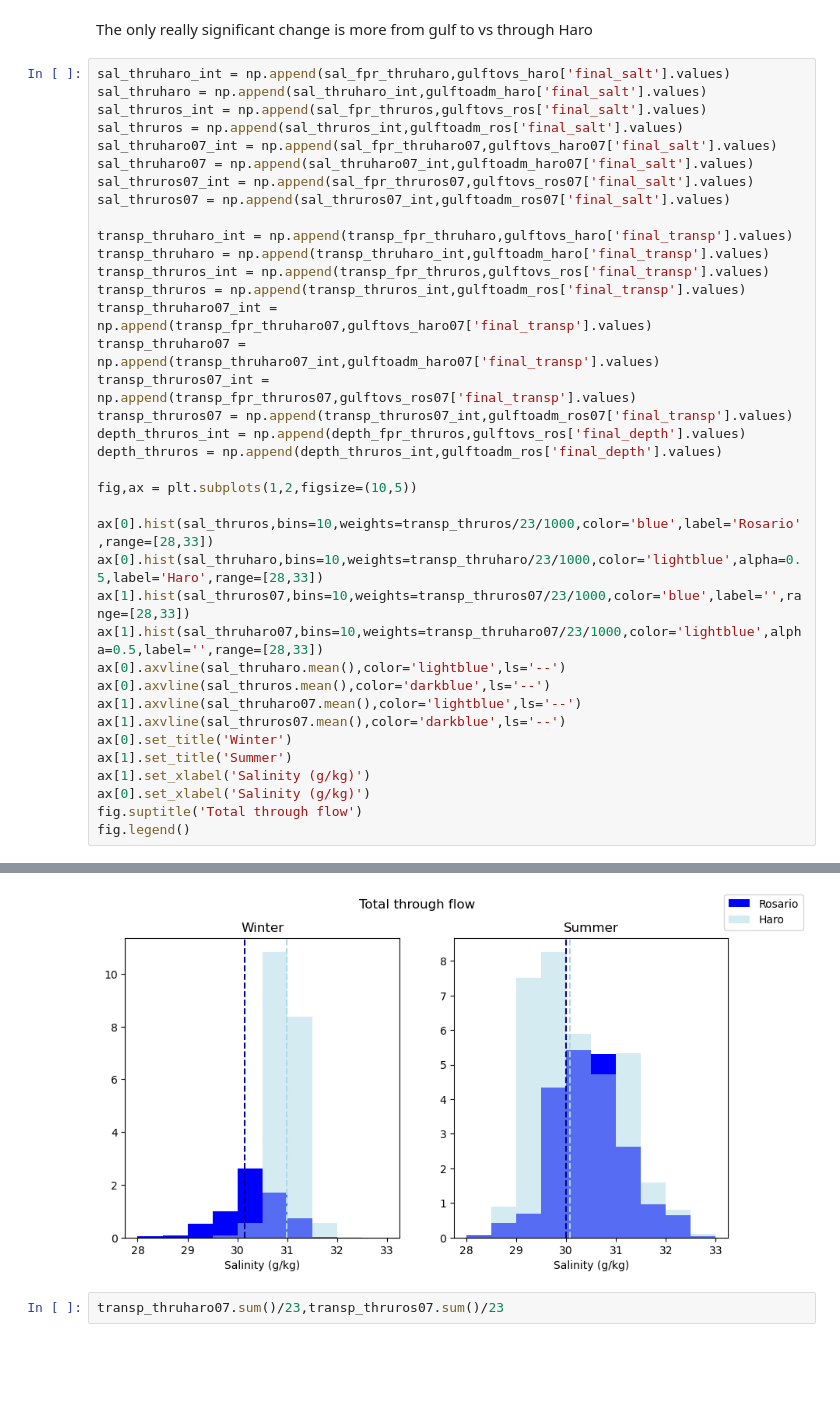
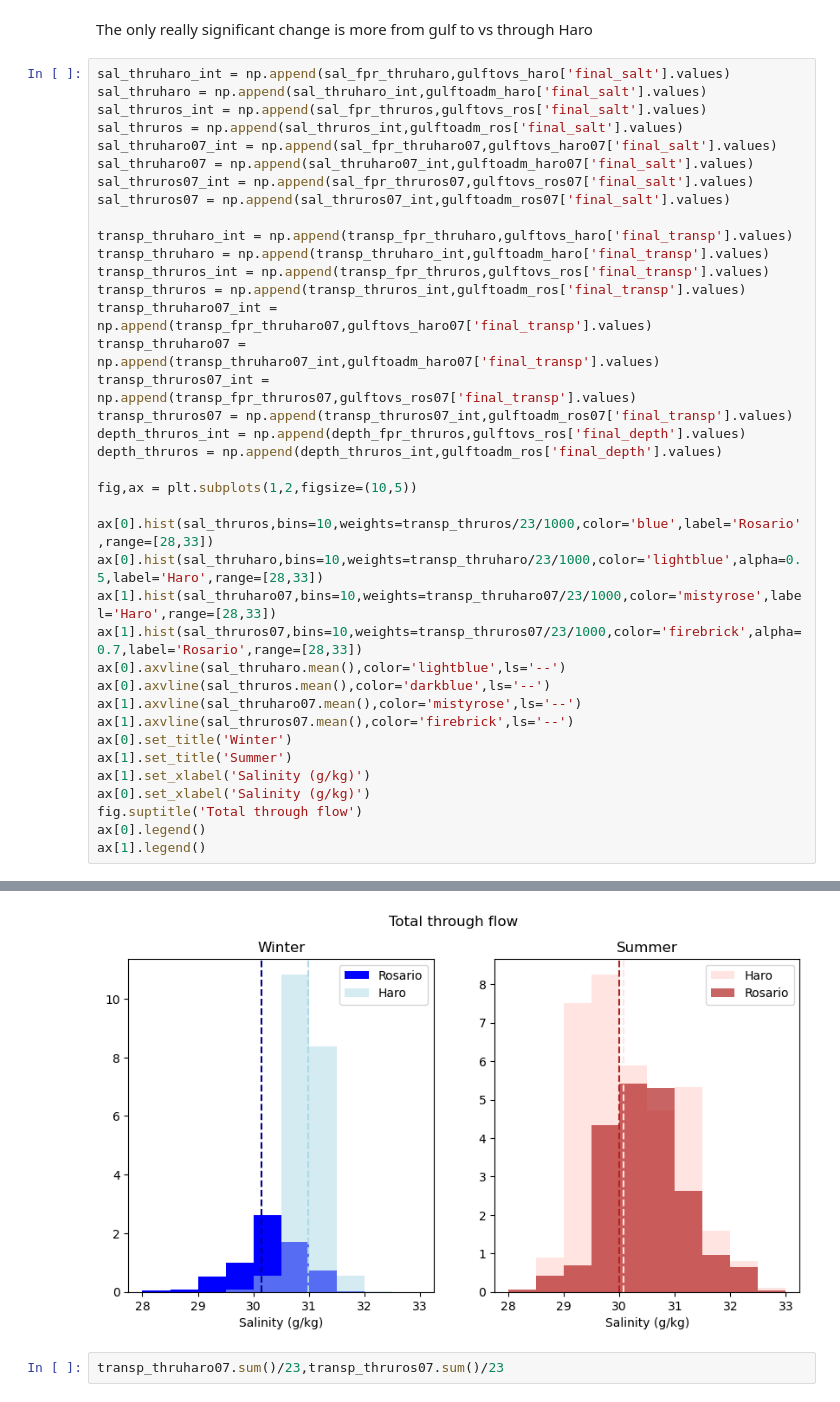
Before and after one commit to SalishSeaCast/analysis-camryn, a Jupyter notebook: Ariane/sum_wint_sectionplots.ipynb, the cells around one changed output, grey strips where cells are left out. Drawn from its saved outputs; the diff is of its cells as text; blank space fills up the shorter version.

Commit message:
change delta sal histograms

```diff
--- a/Ariane/sum_wint_sectionplots.ipynb
+++ b/Ariane/sum_wint_sectionplots.ipynb
@@ -1386,39 +1416,40 @@ sal_thruros_int = np.append(sal_fpr_thruros,gulftovs_ros['final_salt'].values)
 sal_thruros = np.append(sal_thruros_int,gulftoadm_ros['final_salt'].values)
 sal_thruharo07_int = np.append(sal_fpr_thruharo07,gulftovs_haro07['final_salt'].values)
 sal_thruharo07 = np.append(sal_thruharo07_int,gulftoadm_haro07['final_salt'].values)
 sal_thruros07_int = np.append(sal_fpr_thruros07,gulftovs_ros07['final_salt'].values)
 sal_thruros07 = np.append(sal_thruros07_int,gulftoadm_ros07['final_salt'].values)
 
 transp_thruharo_int = np.append(transp_fpr_thruharo,gulftovs_haro['final_transp'].values)
 transp_thruharo = np.append(transp_thruharo_int,gulftoadm_haro['final_transp'].values)
 transp_thruros_int = np.append(transp_fpr_thruros,gulftovs_ros['final_transp'].values)
 transp_thruros = np.append(transp_thruros_int,gulftoadm_ros['final_transp'].values)
 transp_thruharo07_int = np.append(transp_fpr_thruharo07,gulftovs_haro07['final_transp'].values)
 transp_thruharo07 = np.append(transp_thruharo07_int,gulftoadm_haro07['final_transp'].values)
 transp_thruros07_int = np.append(transp_fpr_thruros07,gulftovs_ros07['final_transp'].values)
 transp_thruros07 = np.append(transp_thruros07_int,gulftoadm_ros07['final_transp'].values)
 depth_thruros_int = np.append(depth_fpr_thruros,gulftovs_ros['final_depth'].values)
 depth_thruros = np.append(depth_thruros_int,gulftoadm_ros['final_depth'].values)
 
 fig,ax = plt.subplots(1,2,figsize=(10,5))
 
 ax[0].hist(sal_thruros,bins=10,weights=transp_thruros/23/1000,color='blue',label='Rosario',range=[28,33])
 ax[0].hist(sal_thruharo,bins=10,weights=transp_thruharo/23/1000,color='lightblue',alpha=0.5,label='Haro',range=[28,33])
-ax[1].hist(sal_thruros07,bins=10,weights=transp_thruros07/23/1000,color='blue',label='',range=[28,33])
-ax[1].hist(sal_thruharo07,bins=10,weights=transp_thruharo07/23/1000,color='lightblue',alpha=0.5,label='',range=[28,33])
+ax[1].hist(sal_thruharo07,bins=10,weights=transp_thruharo07/23/1000,color='mistyrose',label='Haro',range=[28,33])
+ax[1].hist(sal_thruros07,bins=10,weights=transp_thruros07/23/1000,color='firebrick',alpha=0.7,label='Rosario',range=[28,33])
 ax[0].axvline(sal_thruharo.mean(),color='lightblue',ls='--')
 ax[0].axvline(sal_thruros.mean(),color='darkblue',ls='--')
-ax[1].axvline(sal_thruharo07.mean(),color='lightblue',ls='--')
-ax[1].axvline(sal_thruros07.mean(),color='darkblue',ls='--')
+ax[1].axvline(sal_thruharo07.mean(),color='mistyrose',ls='--')
+ax[1].axvline(sal_thruros07.mean(),color='firebrick',ls='--')
 ax[0].set_title('Winter')
 ax[1].set_title('Summer')
 ax[1].set_xlabel('Salinity (g/kg)')
 ax[0].set_xlabel('Salinity (g/kg)')
 fig.suptitle('Total through flow')
-fig.legend()
+ax[0].legend()
+ax[1].legend()
 # %% [output]
 <matplotlib.legend.Legend at 0x...>
-[figure, old version]
+[figure, new version]
 # %%
 transp_thruharo07.sum()/23,transp_thruros07.sum()/23
 # %% [output]
```
Also changed, not shown: parts of 29 cells of this notebook.
